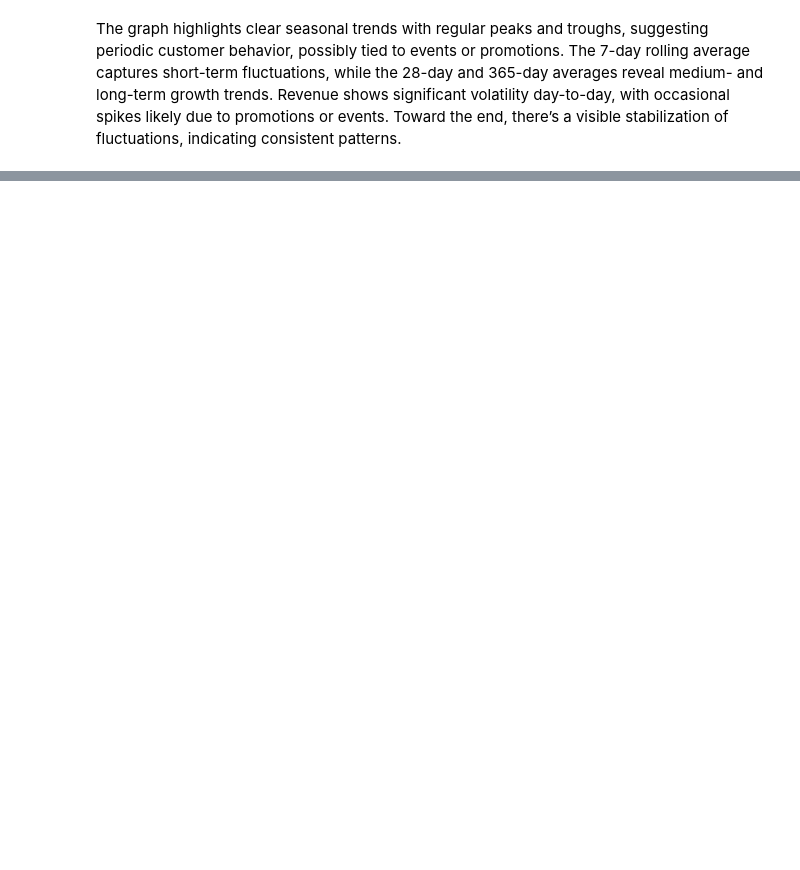
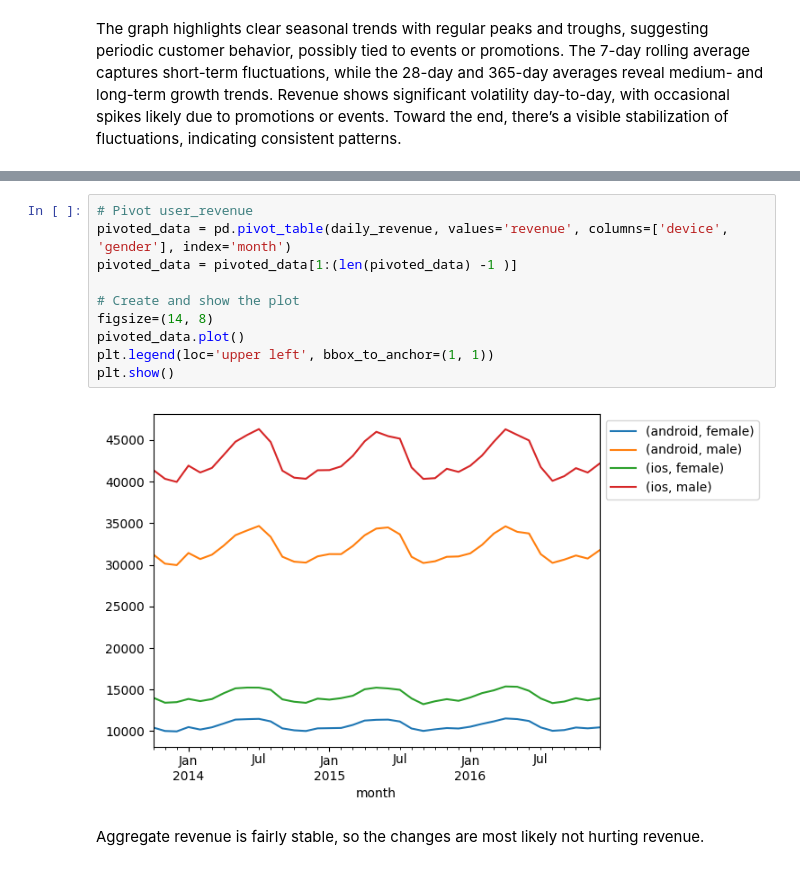
Before and after one commit to kiranbele11/Customer-Analytics-A-B-Testing, a Jupyter notebook: ab-testing.ipynb, the cells around one changed output, grey strips where cells are left out. Cells and saved outputs as stored; diff of their text form; blank space fills up the shorter version.

```diff
--- a/ab-testing.ipynb
+++ b/ab-testing.ipynb
@@ -335,0 +383,14 @@ The graph highlights clear seasonal trends with regular peaks and troughs, sugge
+# %%
+# Pivot user_revenue
+pivoted_data = pd.pivot_table(daily_revenue, values='revenue', columns=['device', 'gender'], index='month')
+pivoted_data = pivoted_data[1:(len(pivoted_data) -1 )]
+
+# Create and show the plot
+figsize=(14, 8)
+pivoted_data.plot()
+plt.legend(loc='upper left', bbox_to_anchor=(1, 1))
+plt.show()
+# %% [output]
+[figure, added]
+# %% [markdown]
+Aggregate revenue is fairly stable, so the changes are most likely not hurting revenue.
```
Also changed, not shown: parts of 6 cells of this notebook.
